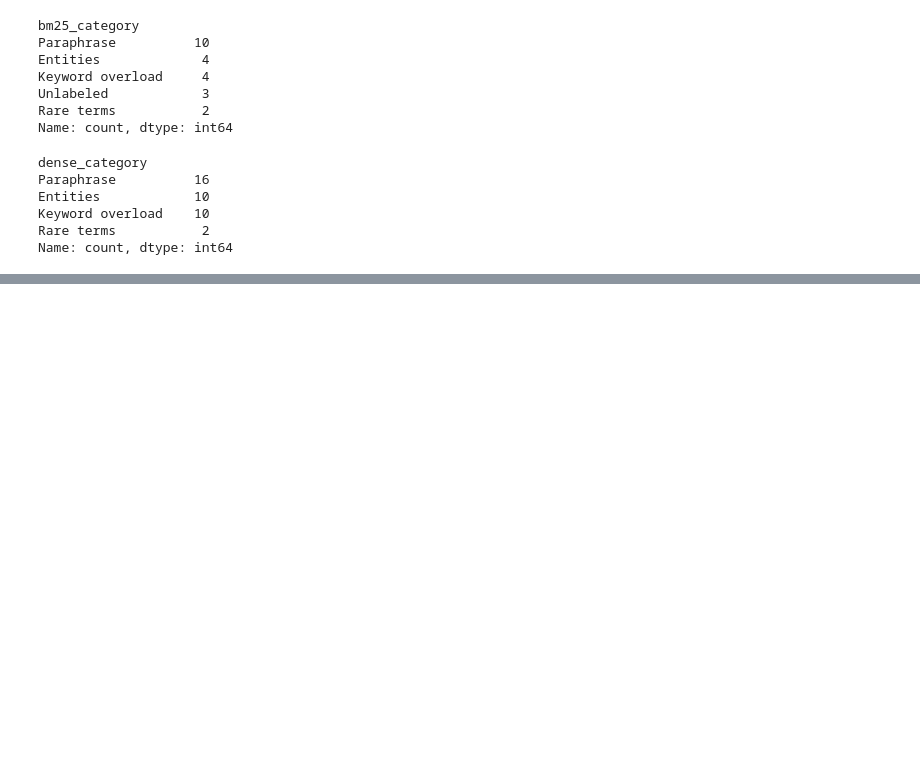
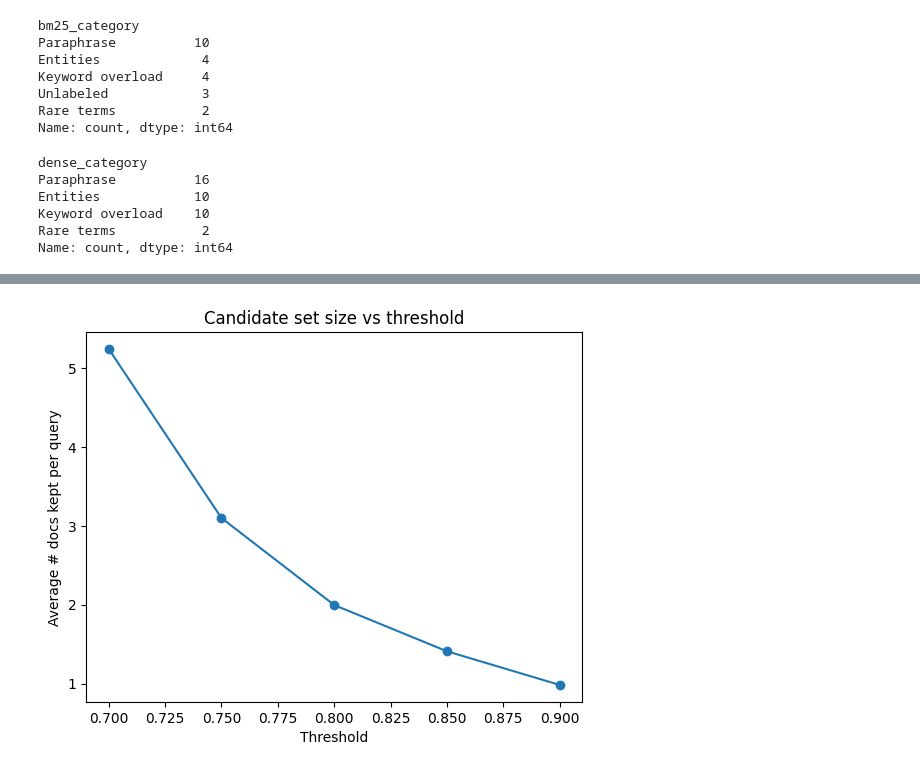
Before and after one commit to jacobr12/CS197-ProjectB, a Jupyter notebook: analysisretreival.ipynb, the cells around one changed output, grey strips where cells are left out. Drawn from its saved outputs; the diff is of its cells as text; code cells hidden in the pictures; blank space fills up the shorter version.

```diff
--- a/analysisretreival.ipynb
+++ b/analysisretreival.ipynb
@@ -943,0 +1190,11 @@ Name: count, dtype: int64
+# %%
+avg_kept = [scan[t]["avg_kept_docs_per_query"] for t in thresholds]
+
+plt.figure()
+plt.plot(thresholds, avg_kept, marker="o")
+plt.xlabel("Threshold")
+plt.ylabel("Average # docs kept per query")
+plt.title("Candidate set size vs threshold")
+plt.show()
+# %% [output]
+[figure, added]
```
Also changed, not shown: parts of 20 cells of this notebook.
